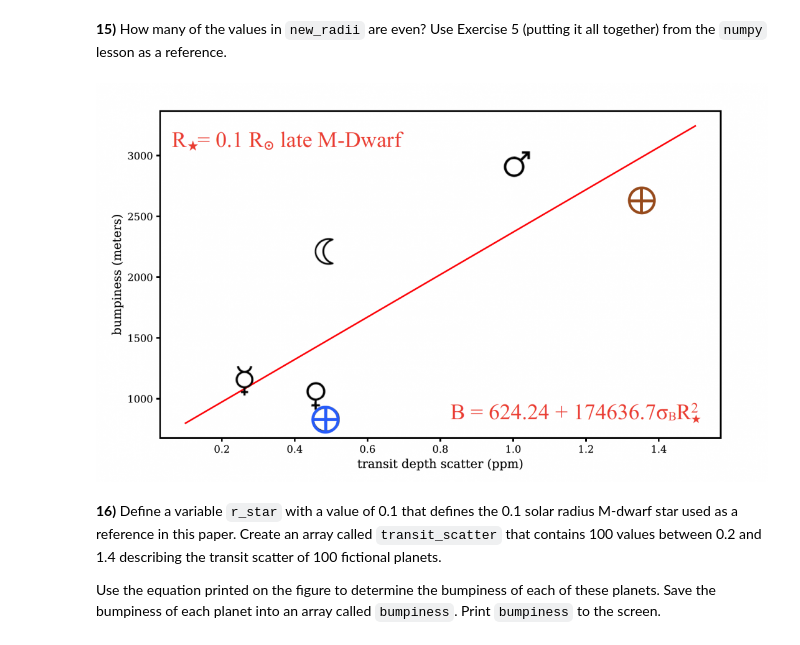
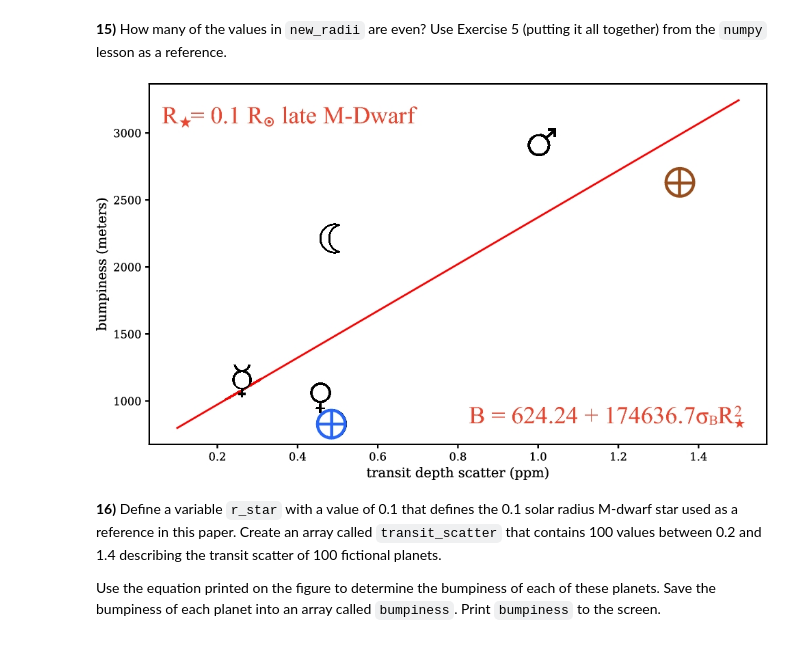
Before and after one commit to ferahm/PreMAPOG, a Jupyter notebook: homework/HW3B_lastname.ipynb, the cells around one changed output. Cells and saved outputs as stored; diff of their text form; code cells hidden in the pictures.

```diff
--- a/homework/HW3B_lastname.ipynb
+++ b/homework/HW3B_lastname.ipynb
@@ -91,10 +91,11 @@ np.power?
 **15)** How many of the values in `new_radii` are even? Use Exercise 5 (putting it all together) from the `numpy` lesson as a reference.
 # %%
 #IGNORE THIS CELL - just displaying Figure 2
-bumpiness = Image(filename='/astro/users/mlazz/PreMAP2019/homework/data/bumpiness_fig2.png')
+bumpiness = Image(filename='/users/fdm/3190/PreMAPOG/lessons/Fig2.jpeg') #once again, edit this path to point to
+#the correct place in your directory
 display(bumpiness)
 # %% [output]
-[figure, old version]
+[figure, new version]
 # %% [markdown]
 **16)** Define a variable `r_star` with a value of 0.1 that defines the 0.1 solar radius M-dwarf star used as a reference in this paper. Create an array called `transit_scatter` that contains 100 values between 0.2 and 1.4 describing the transit scatter of 100 fictional planets.
 
```
